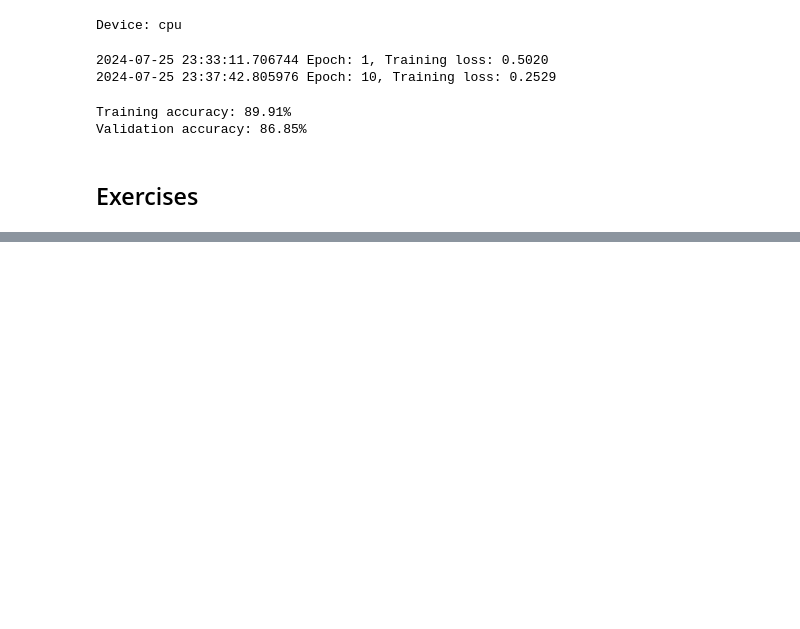
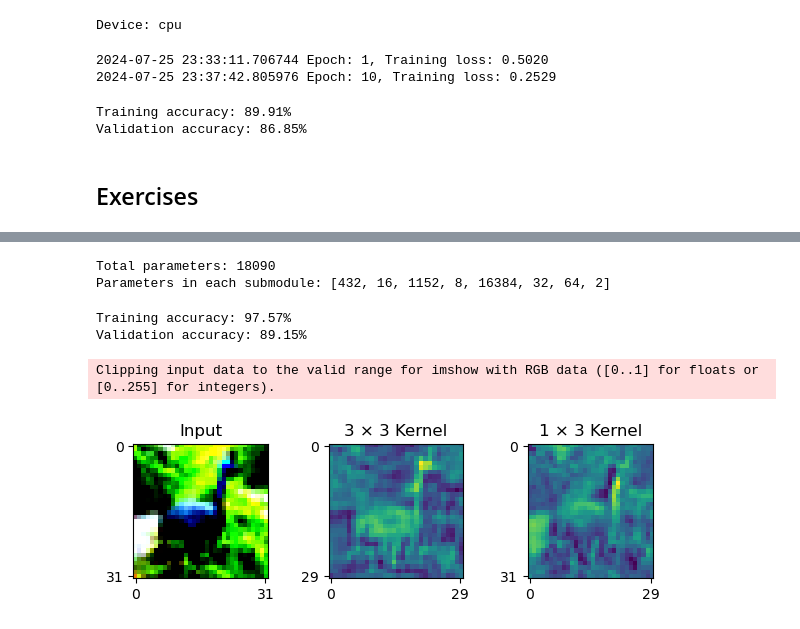
Before and after one commit to yahyavaleo/dlwpt, a Jupyter notebook: chapter8/convolution.ipynb, the cells around one changed output, grey strips where cells are left out. Drawn from its saved outputs; the diff is of its cells as text; code cells hidden in the pictures; blank space fills up the shorter version.

```diff
--- a/chapter8/convolution.ipynb
+++ b/chapter8/convolution.ipynb
@@ -685,0 +702,14 @@ Validation accuracy: 86.85%
+# %%
+transform = transforms.Compose([
+    transforms.ToTensor(),
+    transforms.Normalize(mean=(0.4915, 0.4823, 0.4468), std=(0.2470, 0.2435, 0.2616)),
+])
+# %%
+cifar10 = datasets.CIFAR10("data/", train=True, download=False, transform=transform)
+cifar10_val = datasets.CIFAR10("data/", train=False, download=False, transform=transform)
+# %%
+label_map = {0: 0, 2: 1}
+class_names = ["airplane", "bird"]
+
+cifar2 = [(img, label_map[label]) for img, label in cifar10 if label in [0, 2]]
+cifar2_val = [(img, label_map[label]) for img, label in cifar10_val if label in [0, 2]]
@@ -685,0 +811,9 @@ Validation accuracy: 86.85%
+# %%
+simplemodel = SimpleNet().to(device)
+
+numel_list = [p.numel() for p in simplemodel.parameters()]
+print(f"Total parameters: {sum(numel_list)}")
+print(f"Parameters in each submodule: {numel_list}")
+# %% [output]
+Total parameters: 18090
+Parameters in each submodule: [432, 16, 1152, 8, 16384, 32, 64, 2]
@@ -685,0 +842,41 @@ Validation accuracy: 86.85%
+# %%
+model.eval()
+
+evaluate(model, train_loader, val_loader, device)
+# %% [output]
+Training accuracy: 97.57%
+Validation accuracy: 89.15%
+# %%
+img, _ = cifar2[0]
+
+sq_conv = nn.Conv2d(3, 1, kernel_size=(3, 3))
+rect_conv = nn.Conv2d(3, 1, kernel_size=(1, 3))
+sq_out = sq_conv(img)
+rect_out = rect_conv(img)
+
+img = img.permute(1, 2, 0)
+sq_out = sq_out.permute(1, 2, 0)
+sq_out = sq_out.detach().numpy()
+rect_out = rect_out.permute(1, 2, 0)
+rect_out = rect_out.detach().numpy()
+
+
+fig, (ax1, ax2, ax3) = plt.subplots(1, 3, figsize=(6, 2))
+ax1.imshow(p_image)
+ax2.imshow(sq_out)
+ax3.imshow(rect_out)
+ax1.set_title("Input")
+ax2.set_title("3 × 3 Kernel")
+ax3.set_title("1 × 3 Kernel")
+ax1.set_xticks([0, img.shape[1] - 1], [0, img.shape[1] - 1])
+ax2.set_xticks([0, sq_out.shape[1] - 1], [0, sq_out.shape[1] - 1])
+ax3.set_xticks([0, rect_out.shape[1] - 1], [0, rect_out.shape[1] - 1])
+ax1.set_yticks([0, img.shape[0] - 1], [0, img.shape[0] - 1])
+ax2.set_yticks([0, sq_out.shape[0] - 1], [0, sq_out.shape[0] - 1])
+ax3.set_yticks([0, rect_out.shape[0] - 1], [0, rect_out.shape[0] - 1])
+plt.tight_layout()
+plt.savefig("data/kernel_sizes.png")
+plt.show()
+# %% [output]
+Clipping input data to the valid range for imshow with RGB data ([0..1] for floats or [0..255] for integers).
+[figure, added]
```
Also changed, not shown: parts of 31 cells of this notebook, 8 other files.
